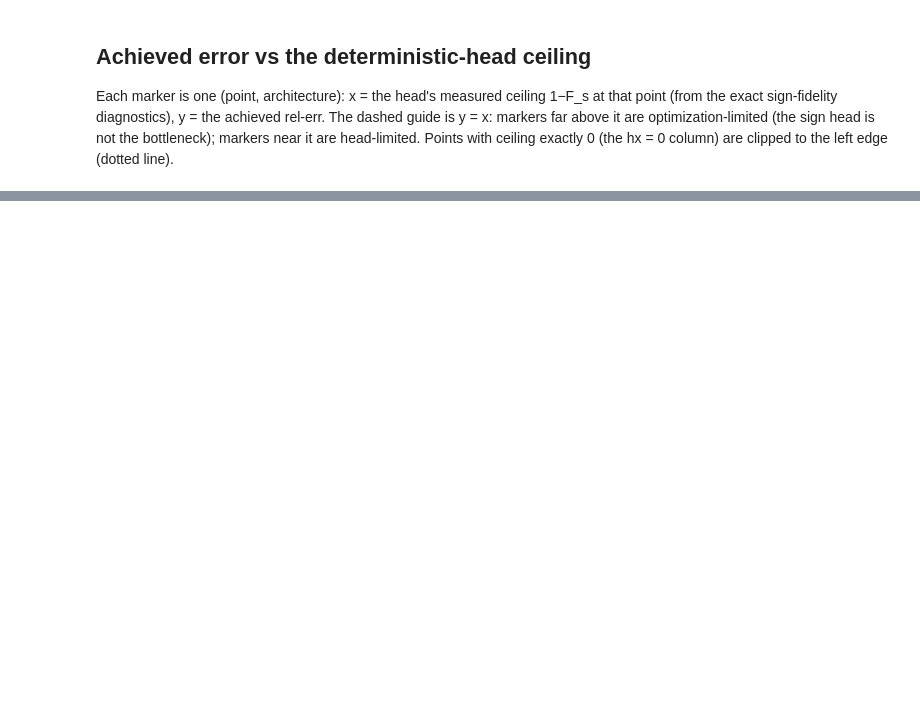
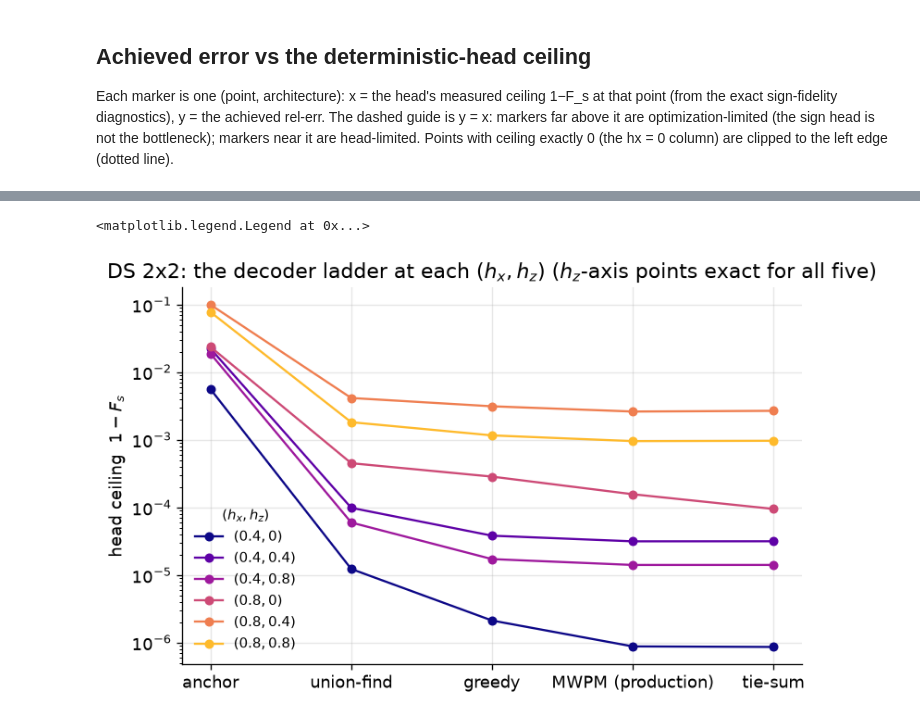
Before and after one commit to SanzharBissenali/2D-TC, a Jupyter notebook: analysis/05_phase4b_plane.ipynb, the cells around one changed output, grey strips where cells are left out. Cells and saved outputs as stored; diff of their text form; code cells hidden in the pictures; blank space fills up the shorter version.

```diff
--- a/analysis/05_phase4b_plane.ipynb
+++ b/analysis/05_phase4b_plane.ipynb
@@ -181,0 +239,23 @@ ax.legend(handles=handles, frameon=False, fontsize=8, loc='upper left')
+# %%
+# same data as a ladder: one line per field point, decoders ordered by quality
+fig, ax = plt.subplots(figsize=(7.2, 4.4))
+xs = np.arange(len(DEC))
+pts_f = sorted((p['hx'], p['hz'], p) for p in dl['points'] if p['hx'] > 0)
+cmap = plt.get_cmap('plasma')
+for k, (hx, hz, p) in enumerate(pts_f):
+    ys = [p['decoders'][d]['wrong_weight'] for d in DEC]
+    ax.plot(xs, ys, 'o-', ms=5, lw=1.4,
+            color=cmap(0.85 * k / max(len(pts_f) - 1, 1)),
+            label=f'$({hx:g}, {hz:g})$')
+ax.set_yscale('log')
+ax.set_xticks(xs)
+ax.set_xticklabels([DEC_LABEL[d] for d in DEC])
+ax.set(ylabel='head ceiling  $1 - F_s$',
+       title='DS 2x2: the decoder ladder at each $(h_x, h_z)$ '
+             '($h_z$-axis points exact for all five)')
+ax.legend(loc='lower left', frameon=False, fontsize=9, title='$(h_x, h_z)$',
+          title_fontsize=9)
+# fig.savefig(f"{FIGDIR}/phase4c_2x2_decoder_ladder.png", dpi=300, bbox_inches="tight")
+# %% [output]
+<matplotlib.legend.Legend at 0x...>
+[figure, added]
```
Also changed, not shown: parts of 4 cells of this notebook, 10 other files.
